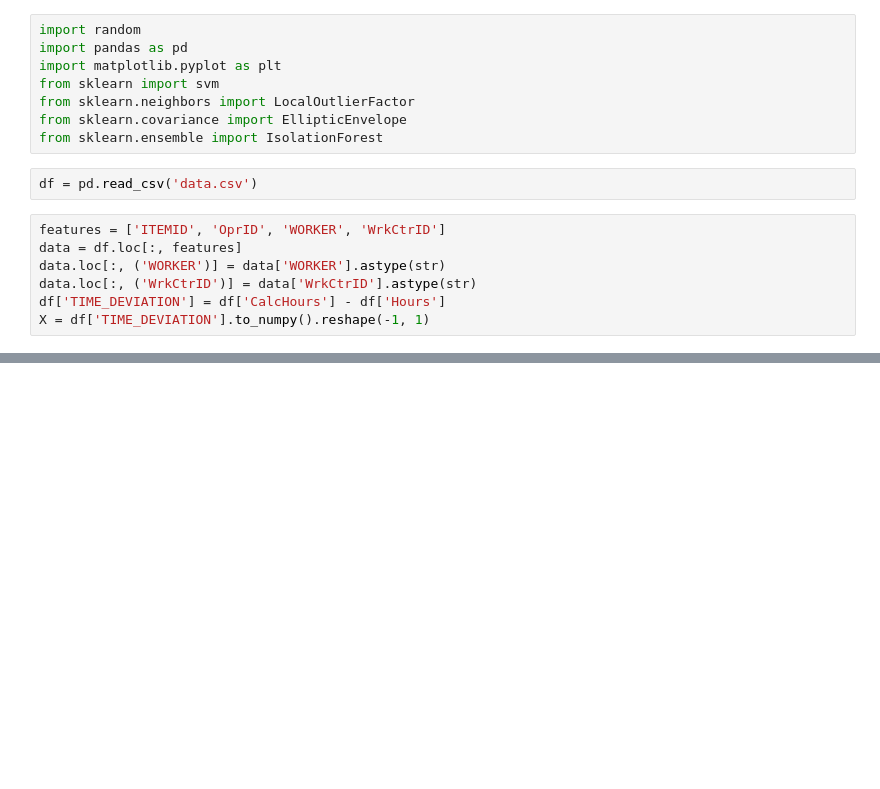
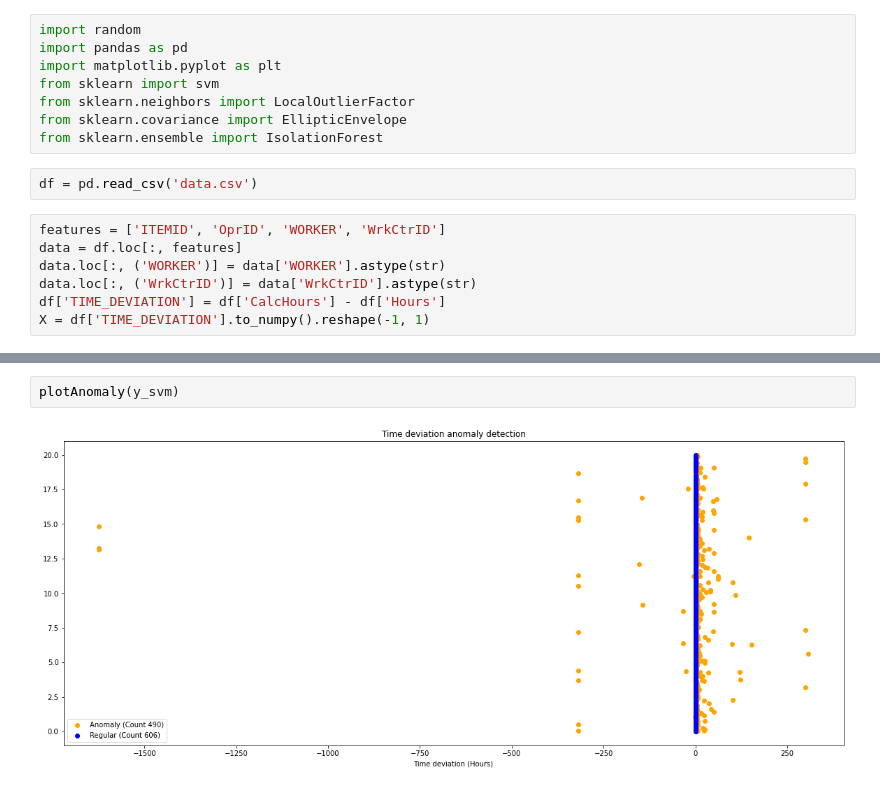
Before and after one commit to Yucheng-Ren/thesis, a Jupyter notebook: Anomaly_Detection.ipynb, the cells around one changed output, grey strips where cells are left out. Cells and saved outputs as stored; diff of their text form; blank space fills up the shorter version.

```diff
--- a/Anomaly_Detection.ipynb
+++ b/Anomaly_Detection.ipynb
@@ -52,0 +98,4 @@ regular.to_csv("regular.csv")
+# %%
+plotAnomaly(y_svm)
+# %% [output]
+[figure, added]
```
Also changed, not shown: parts of 12 cells of this notebook, 2 other files.
